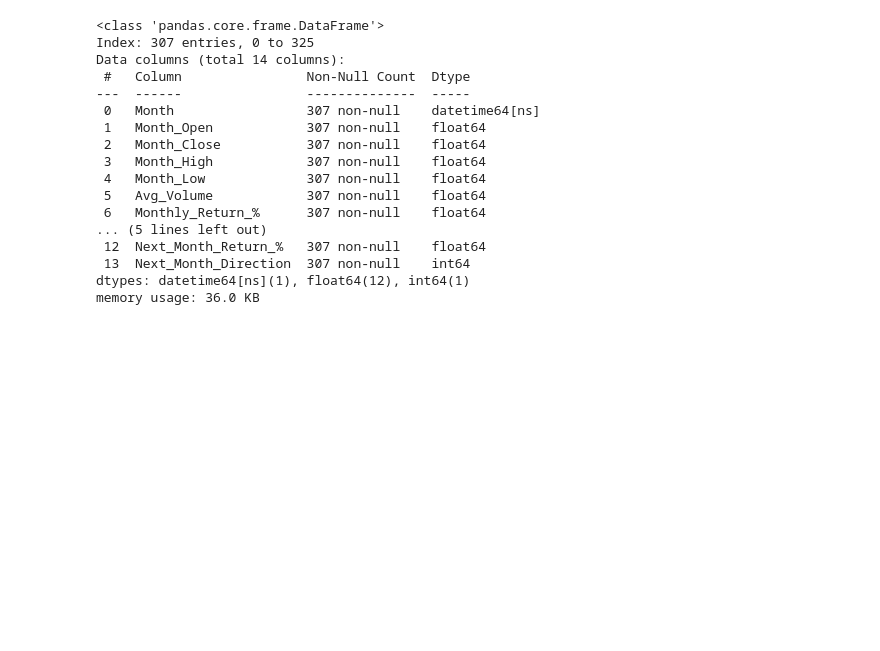
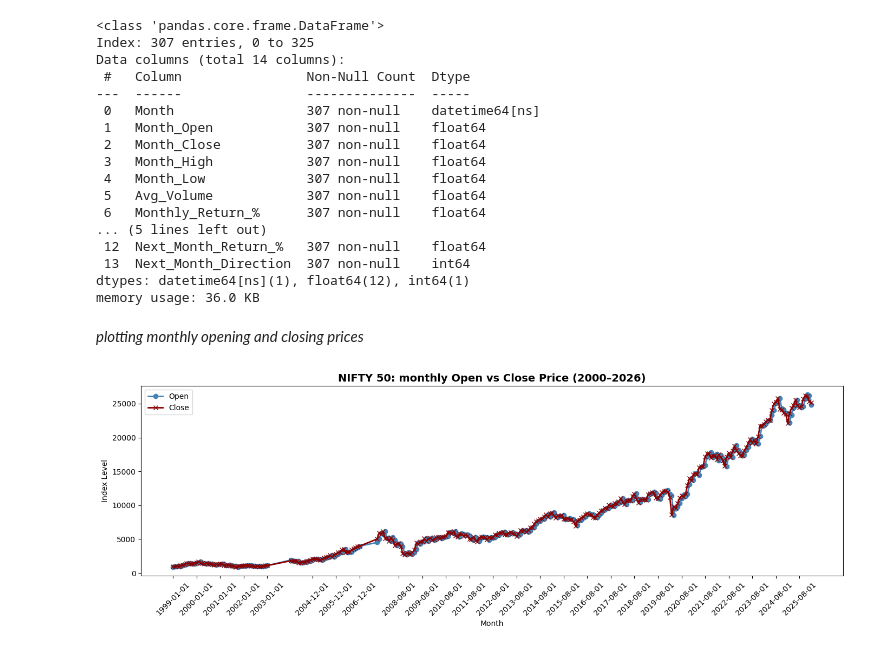
Before and after one commit to aparna-2001/nifty50-stock-price-forecasting, a Jupyter notebook: nifty50_monthly_eda_prediction_ipynb.ipynb, the cells around one changed output. Cells and saved outputs as stored; diff of their text form; code cells hidden in the pictures; blank space fills up the shorter version.

```diff
--- a/nifty50_monthly_eda_prediction_ipynb.ipynb
+++ b/nifty50_monthly_eda_prediction_ipynb.ipynb
@@ -152,3 +160,19 @@ Data columns (total 14 columns):
  13  Next_Month_Direction  307 non-null    int64
 dtypes: datetime64[ns](1), float64(12), int64(1)
 memory usage: 36.0 KB
+# %% [markdown]
+*plotting monthly opening and closing prices*
+# %%
+plt.figure(figsize=(14, 5))
+plt.plot(monthly['Month'], monthly['Month_Open'],  label='Open',  marker='o', color='steelblue', linewidth=2)
+plt.plot(monthly['Month'], monthly['Month_Close'], label='Close', marker='x', color='darkred',   linewidth=2)
+
+plt.title('NIFTY 50: monthly Open vs Close Price (2000–2026)', fontsize=14, fontweight='bold')
+plt.xlabel('Month')
+plt.ylabel('Index Level')
+plt.xticks(monthly['Month'][::12], rotation=45)  # one tick per year
+plt.legend()
+plt.tight_layout()
+plt.show()
+# %% [output]
+[figure, added]
```
Also changed, not shown: parts of 21 cells of this notebook.
